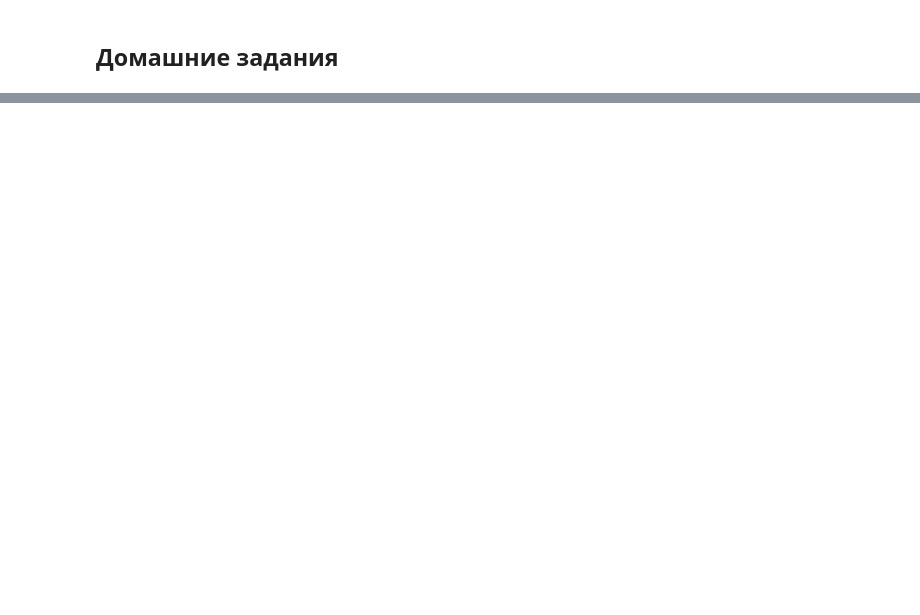
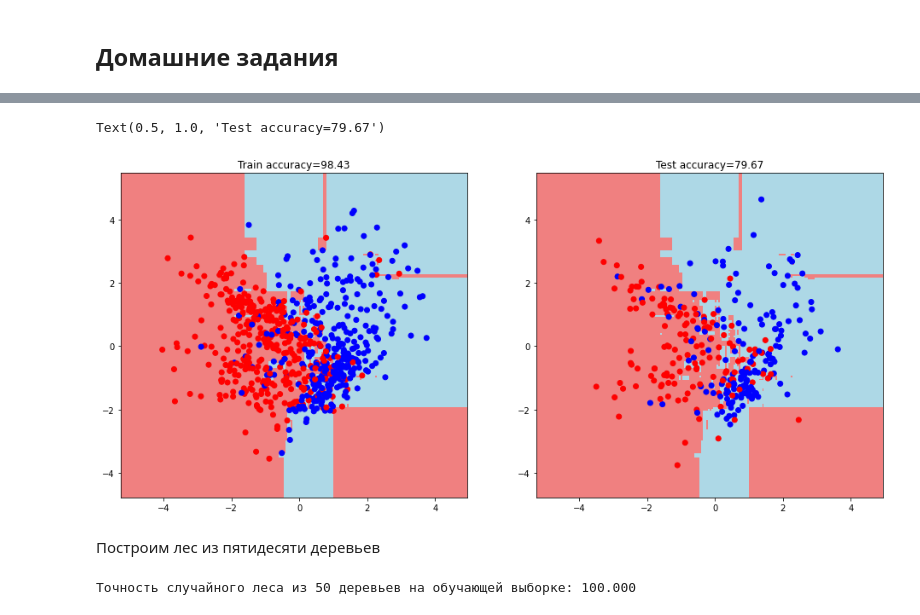
Before and after one commit to lionpit12/Piton_Problems_2, a Jupyter notebook: New HW.ipynb, the cells around one changed output, grey strips where cells are left out. Saved outputs shown, nothing was run; the diff lists cells and outputs as text; code cells hidden in the pictures; blank space fills up the shorter version.

```diff
--- a/New HW.ipynb
+++ b/New HW.ipynb
@@ -557,0 +542,3 @@ plt.scatter(regression_data, regression_labels, c='darkorange', edgecolor='black
+# %%
+n_trees = 10
+my_forest_10 = random_forest(train_data, train_labels, n_trees)
@@ -557,0 +563,21 @@ plt.scatter(regression_data, regression_labels, c='darkorange', edgecolor='black
+# %%
+plt.figure(figsize = (16, 7))
+
+# график обучающей выборки
+plt.subplot(1,2,1)
+xx, yy = get_meshgrid(train_data)
+mesh_predictions = np.array(tree_vote(my_forest_10, np.c_[xx.ravel(), yy.ravel()])).reshape(xx.shape)
+plt.pcolormesh(xx, yy, mesh_predictions, cmap = light_colors)
+plt.scatter(train_data[:, 0], train_data[:, 1], c = train_labels, cmap = colors)
+plt.title(f'Train accuracy={train_accuracy:.2f}')
+
+# график тестовой выборки
+plt.subplot(1,2,2)
+plt.pcolormesh(xx, yy, mesh_predictions, cmap = light_colors)
+plt.scatter(test_data[:, 0], test_data[:, 1], c = test_labels, cmap = colors)
+plt.title(f'Test accuracy={test_accuracy:.2f}')
+# %% [output]
+Text(0.5, 1.0, 'Test accuracy=79.67')
+[figure, added]
+# %% [markdown]
+Построим лес из пятидесяти деревьев
@@ -557,0 +593,6 @@ plt.scatter(regression_data, regression_labels, c='darkorange', edgecolor='black
+# %%
+# Точность на обучающей выборке
+train_accuracy = accuracy_metric(train_labels, train_answers)
+print(f'Точность случайного леса из {n_trees} деревьев на обучающей выборке: {train_accuracy:.3f}')
+# %% [output]
+Точность случайного леса из 50 деревьев на обучающей выборке: 100.000
```
Also changed, not shown: parts of 145 cells of this notebook.
